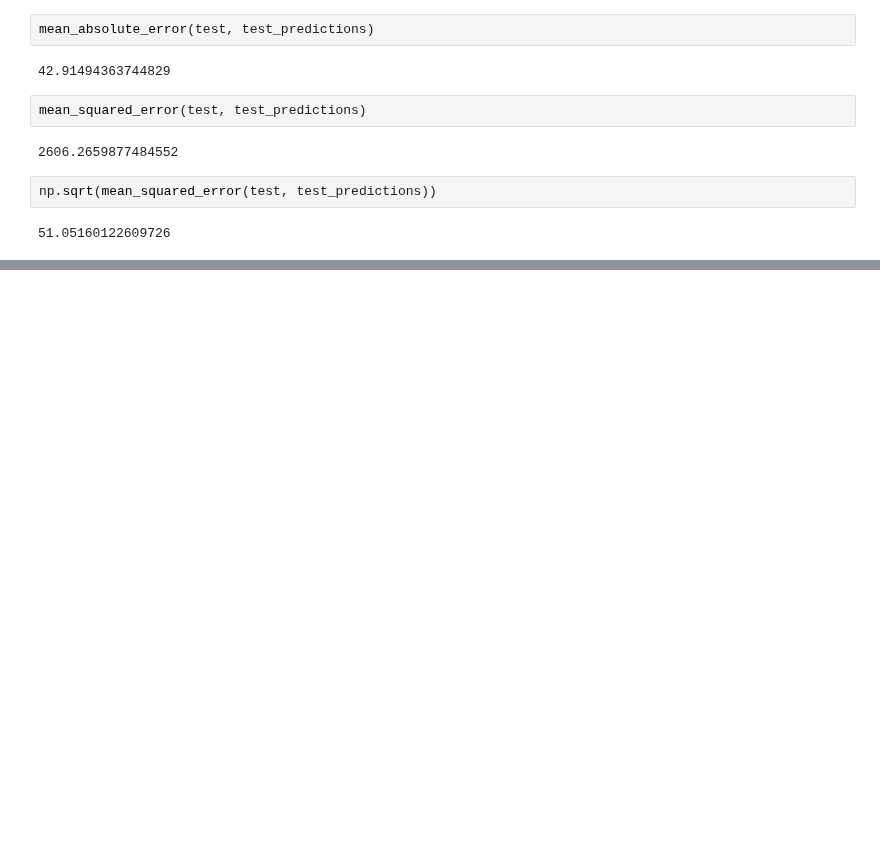
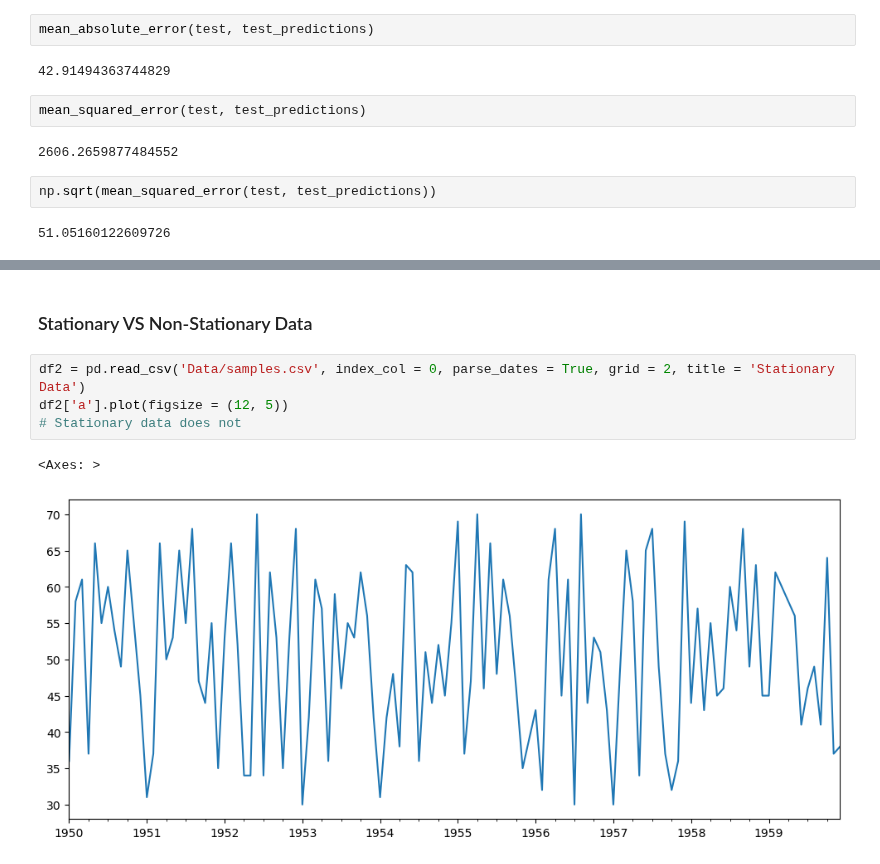
Before and after one commit to Shiska07/Data-Science-and-Machine-Learning, a Jupyter notebook: Time-Series-Analysis/Forecasting with Exponential Smoothing Model (airlines data).ipynb, the cells around one changed output, grey strips where cells are left out. Cells and saved outputs as stored; diff of their text form; blank space fills up the shorter version.

```diff
--- a/Time-Series-Analysis/Forecasting with Exponential Smoothing Model (airlines data).ipynb
+++ b/Time-Series-Analysis/Forecasting with Exponential Smoothing Model (airlines data).ipynb
@@ -121,0 +140,9 @@ Since the error values are smaller than the standard deviation of the entire dat
+# %% [markdown]
+### Stationary VS Non-Stationary Data
+# %%
+df2 = pd.read_csv('Data/samples.csv', index_col = 0, parse_dates = True, grid = 2, title = 'Stationary Data')
+df2['a'].plot(figsize = (12, 5))
+# Stationary data does not
+# %% [output]
+<Axes: >
+[figure, added]
```
Also changed, not shown: parts of 7 cells of this notebook.
